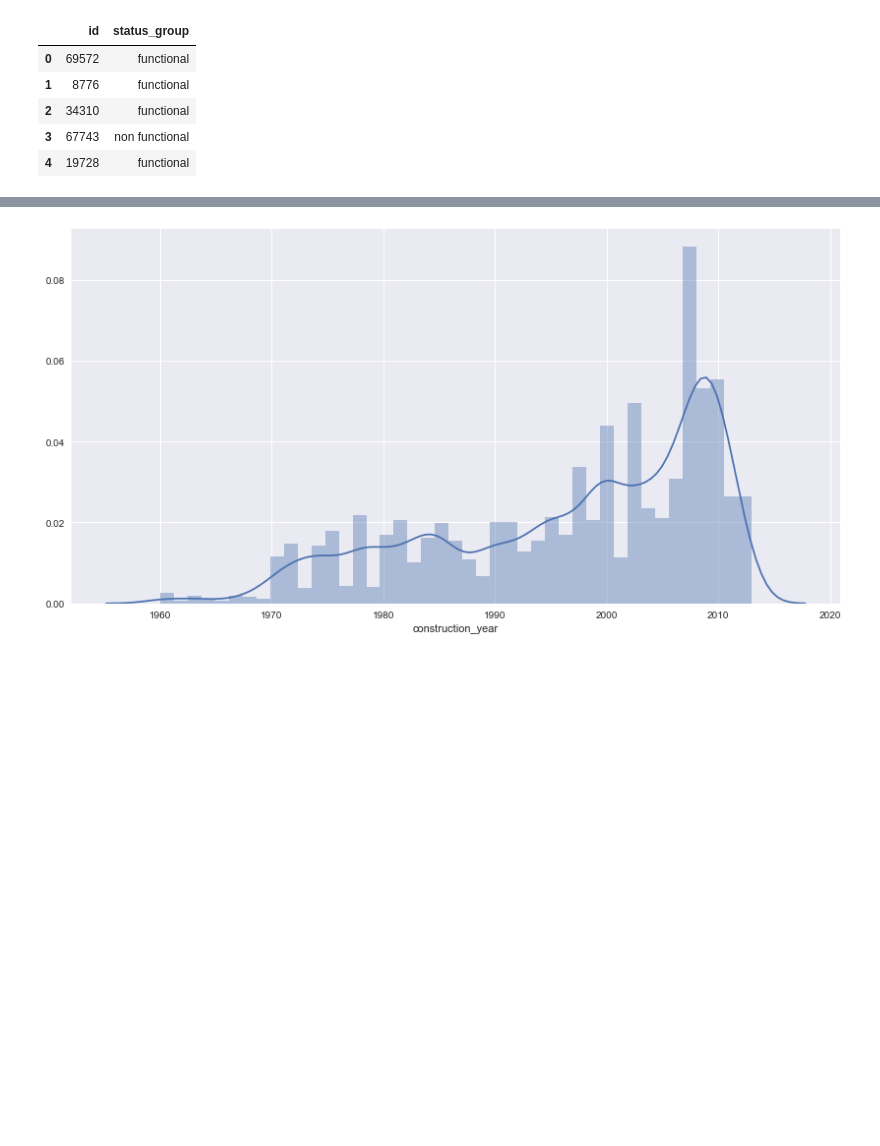
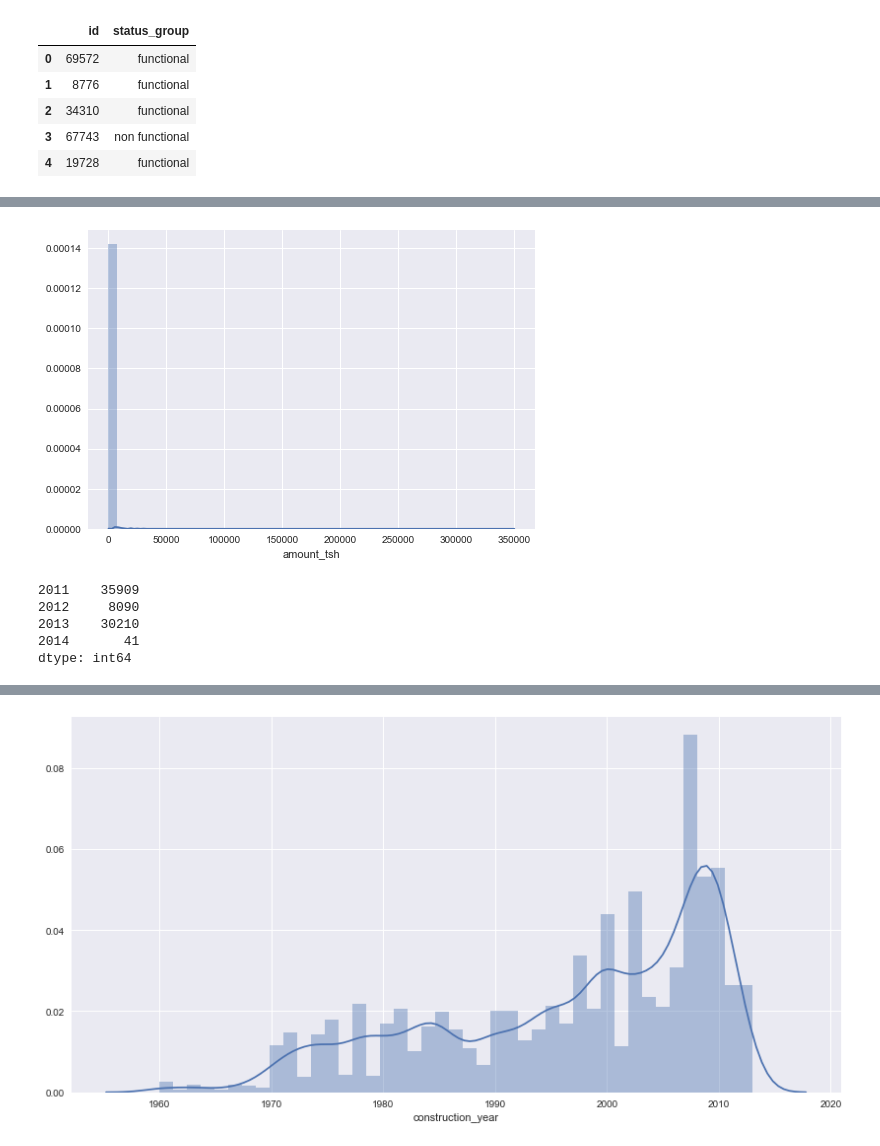
Before and after one commit to kayoyin/water-pumps, a Jupyter notebook: pipes.ipynb, the cells around one changed output, grey strips where cells are left out. Drawn from its saved outputs; the diff is of its cells as text; code cells hidden in the pictures; blank space fills up the shorter version.

```diff
--- a/pipes.ipynb
+++ b/pipes.ipynb
@@ -99,0 +106,5 @@ dtype: int64
+# %%
+#funder
+data.groupby(['funder']).size().sort_values(ascending=False)
+data.funder.fillna('other', inplace = True)
+data.loc[data.funder.str.len() <= 2, 'funder'] = 'other'
@@ -99,0 +132,5 @@ dtype: int64
+# %%
+data.subvillage.fillna(value='other', inplace=True) # make NULL into other
+data.loc[data.subvillage.str.len() <= 2, 'subvillage'] = 'other' #make type errors into other
+data.subvillage = data.subvillage.apply(lambda x: x.split()[0]) # group some subvillages
+data.groupby(['subvillage'])['id'].count().sort_values()
@@ -99,0 +155,6 @@ dtype: int64
+# %%
+sns.distplot(data.amount_tsh)
+
+plt.show()
+# %% [output]
+[figure, added]
@@ -99,0 +174,13 @@ dtype: int64
+# %%
+#Misstype for years 2001, 2002, 2004?
+copy = data
+data.loc[data['date_recorded'].dt.year < 2010, 'date_recorded'] = data.loc[data['date_recorded'].dt.year < 2010, 'date_recorded'].apply(lambda x: x + np.timedelta64(10, 'Y'))
+datar = data.date_recorded.apply(lambda x : int(str(x)[0:4]))
+datar = pd.get_dummies(datar)
+print(datar.sum())
+# %% [output]
+2011    35909
+2012     8090
+2013    30210
+2014       41
+dtype: int64
```
Also changed, not shown: parts of 37 cells of this notebook.
